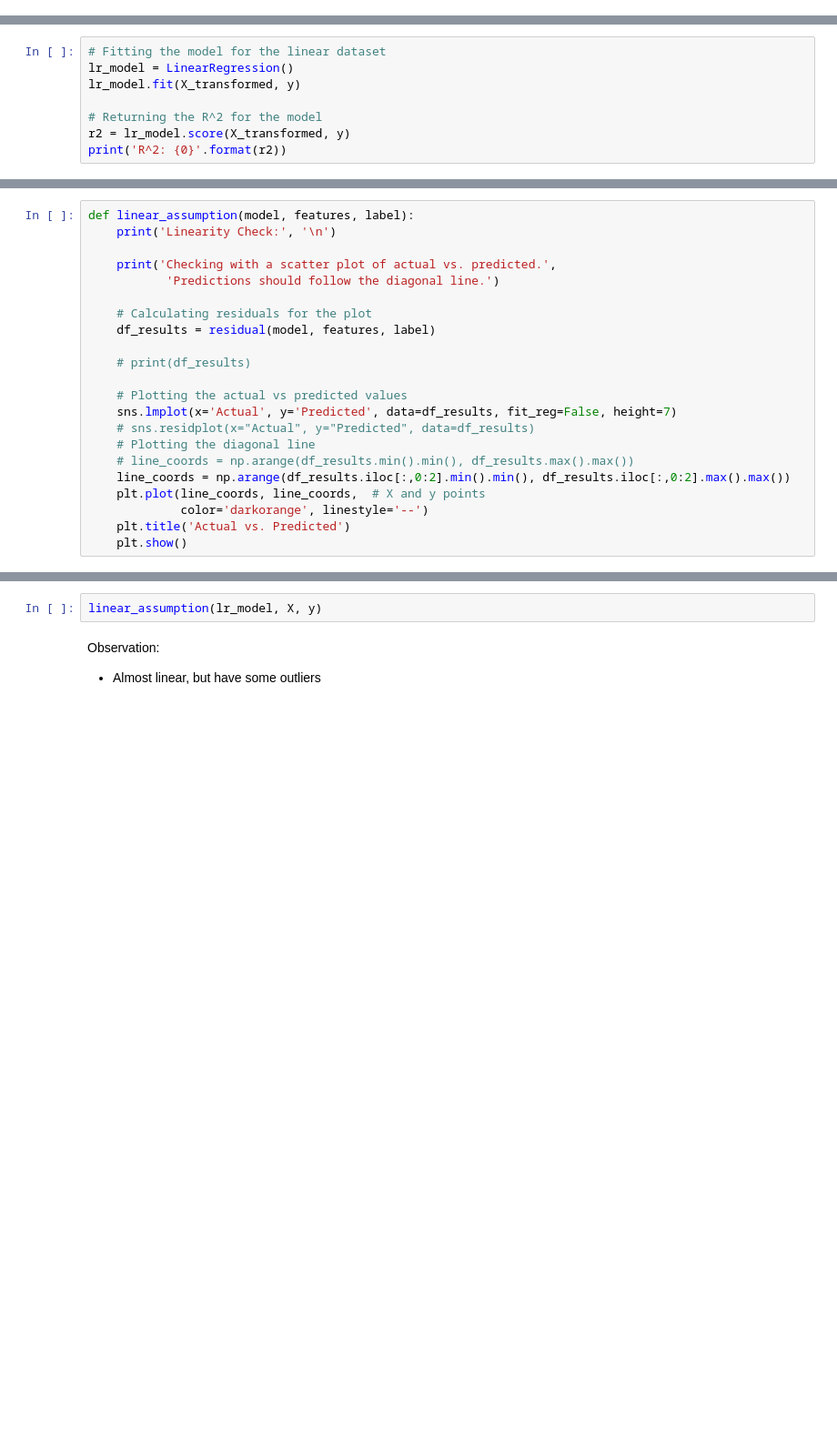
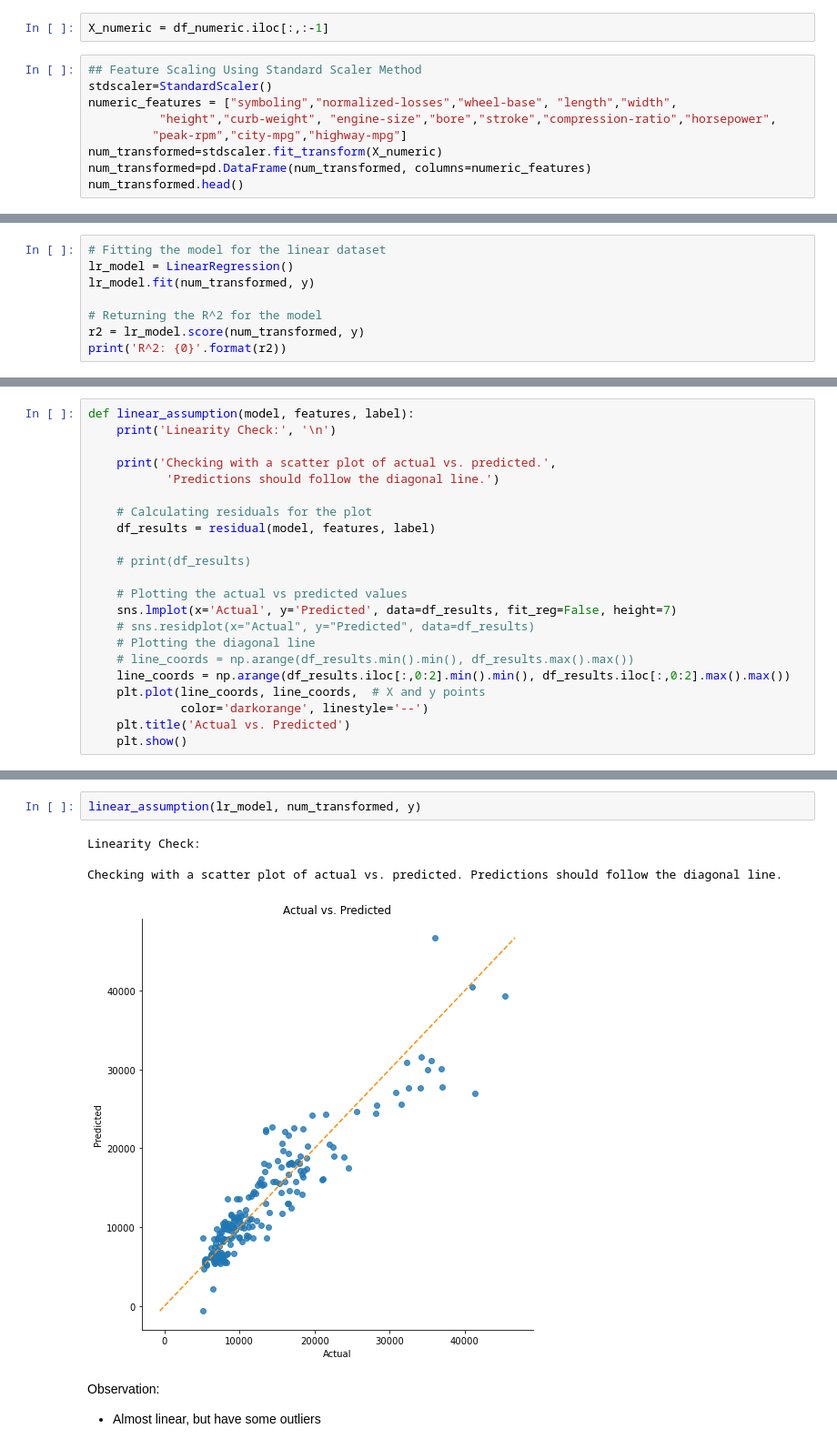
Before and after one commit to nafisa-samia/Automobile-Price-Prediction-using-Linear-Regression, a Jupyter notebook: Automobile_price_prediction_using_regression.ipynb, the cells around one changed output, grey strips where cells are left out. Shown at 91% size. Saved outputs shown, nothing was run; the diff lists cells and outputs as text; blank space fills up the shorter version.

Commit message:
LR Assumptions, Conclusions updated

```diff
--- a/Automobile_price_prediction_using_regression.ipynb
+++ b/Automobile_price_prediction_using_regression.ipynb
@@ -489,0 +430,11 @@ print(y_test.shape)
+# %%
+X_numeric = df_numeric.iloc[:,:-1]
+# %%
+## Feature Scaling Using Standard Scaler Method
+stdscaler=StandardScaler()
+numeric_features = ["symboling","normalized-losses","wheel-base", "length","width",
+          "height","curb-weight", "engine-size","bore","stroke","compression-ratio","horsepower",
+         "peak-rpm","city-mpg","highway-mpg"]
+num_transformed=stdscaler.fit_transform(X_numeric)
+num_transformed=pd.DataFrame(num_transformed, columns=numeric_features)
+num_transformed.head()
@@ -490,9 +448,9 @@ print(y_test.shape)
 # %%
 # Fitting the model for the linear dataset
 lr_model = LinearRegression()
-lr_model.fit(X_transformed, y)
+lr_model.fit(num_transformed, y)
 
 # Returning the R^2 for the model
-r2 = lr_model.score(X_transformed, y)
+r2 = lr_model.score(num_transformed, y)
 print('R^2: {0}'.format(r2))
 # %% [output]
@@ -535,5 +507,10 @@ residual(lr_model, X, y)
 # %%
-linear_assumption(lr_model, X, y)
+linear_assumption(lr_model, num_transformed, y)
+# %% [output]
+Linearity Check:
+
+Checking with a scatter plot of actual vs. predicted. Predictions should follow the diagonal line.
+[figure, added]
 # %% [markdown]
 Observation: <br>
 - Almost linear, but have some outliers
```
Also changed, not shown: parts of 66 cells of this notebook.
